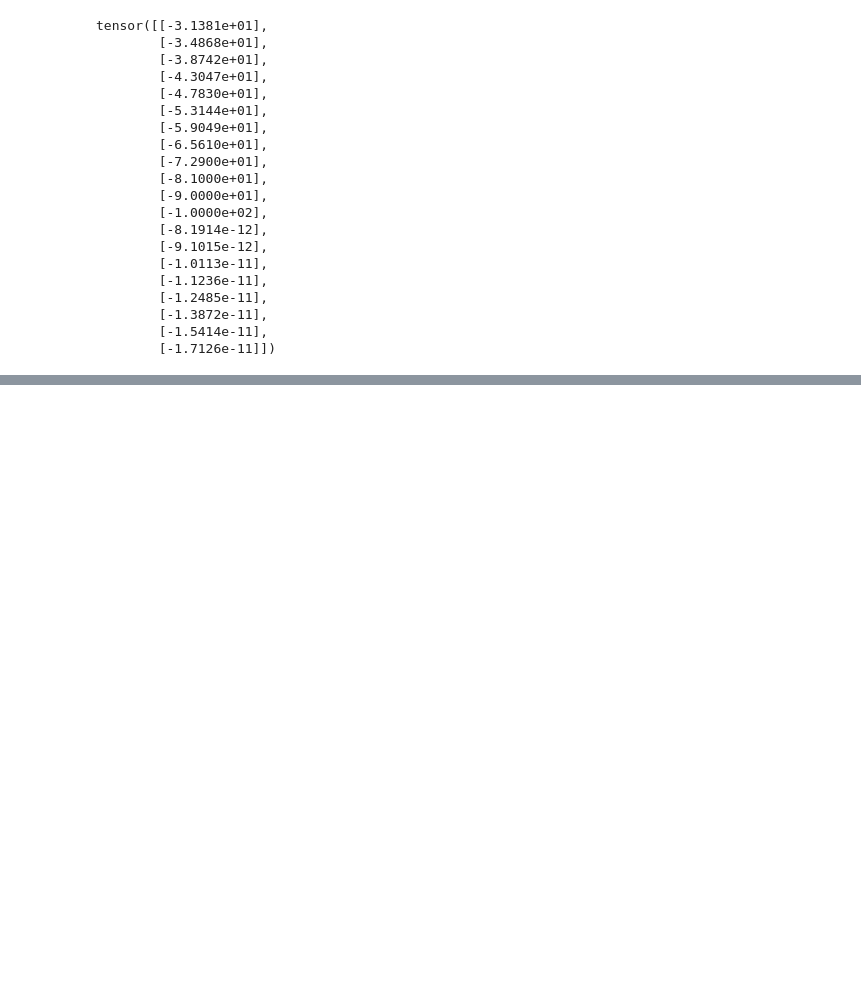
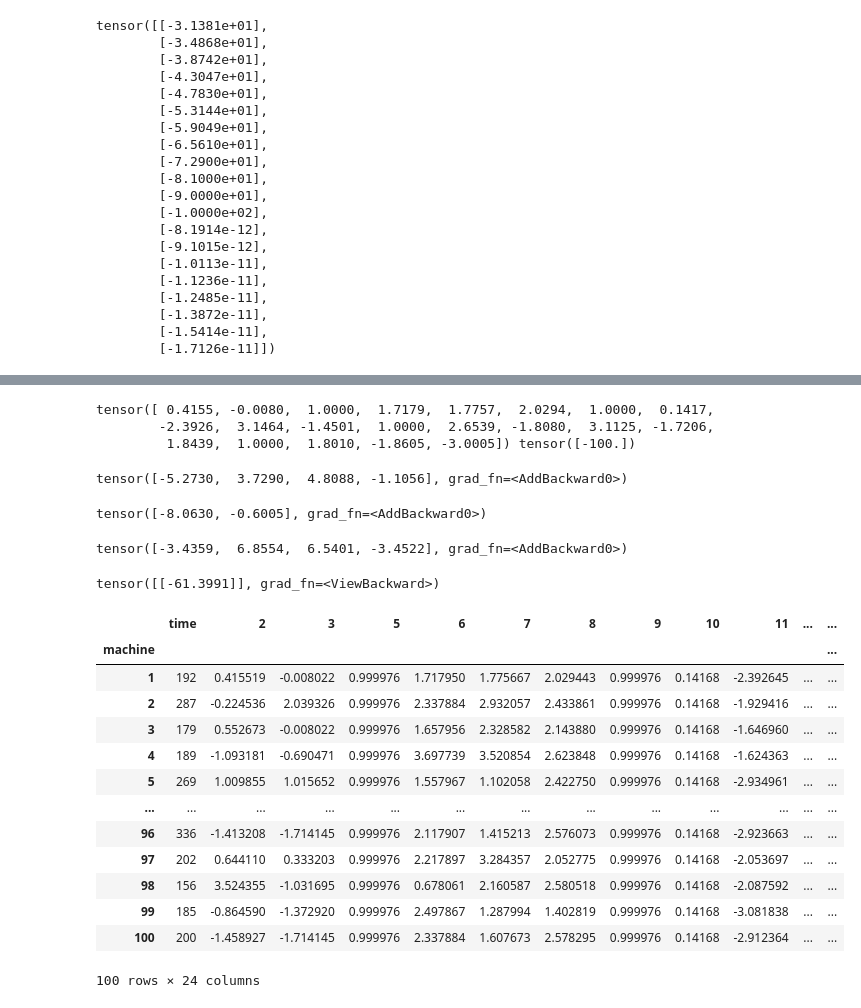
Before and after one commit to Priyam05/Predictron, a Jupyter notebook: Predictron_v2.ipynb, the cells around one changed output, grey strips where cells are left out. Cells and saved outputs as stored; diff of their text form; code cells hidden in the pictures; blank space fills up the shorter version.

```diff
--- a/Predictron_v2.ipynb
+++ b/Predictron_v2.ipynb
@@ -334,0 +384,44 @@ tensor([[-2.3191e+01],
+# %%
+#Sample
+print(x[191],y_target[191])
+# %% [output]
+tensor([ 0.4155, -0.0080,  1.0000,  1.7179,  1.7757,  2.0294,  1.0000,  0.1417,
+        -2.3926,  3.1464, -1.4501,  1.0000,  2.6539, -1.8080,  3.1125, -1.7206,
+         1.8439,  1.0000,  1.8010, -1.8605, -3.0005]) tensor([-100.])
+# %%
+hidden_state = core.fc1(x[191])
+print(hidden_state)
+# %% [output]
+tensor([-5.2730,  3.7290,  4.8088, -1.1056], grad_fn=<AddBackward0>)
+# %%
+#reward_sample, Reward, Value
+core.fc2(hidden_state)
+# %% [output]
+tensor([-8.0630, -0.6005], grad_fn=<AddBackward0>)
+# %%
+#Next hidden State
+core.fc3(hidden_state)
+# %% [output]
+tensor([-3.4359,  6.8554,  6.5401, -3.4522], grad_fn=<AddBackward0>)
+# %%
+#Net output
+core.forward(x[191].reshape(1,-1))
+# %% [output]
+tensor([[-61.3991]], grad_fn=<ViewBackward>)
+# %%
+df.groupby('machine').last()
+# %% [output]
+|  | time | 2 | 3 | 5 | 6 | 7 | 8 | 9 | 10 | 11 | ... | ... |
+| machine |  |  |  |  |  |  |  |  |  |  |  | ... |
+| 1 | 192 | 0.415519 | -0.008022 | 0.999976 | 1.717950 | 1.775667 | 2.029443 | 0.999976 | 0.14168 | -2.392645 | ... | ... |
+| 2 | 287 | -0.224536 | 2.039326 | 0.999976 | 2.337884 | 2.932057 | 2.433861 | 0.999976 | 0.14168 | -1.929416 | ... | ... |
+| 3 | 179 | 0.552673 | -0.008022 | 0.999976 | 1.657956 | 2.328582 | 2.143880 | 0.999976 | 0.14168 | -1.646960 | ... | ... |
+| 4 | 189 | -1.093181 | -0.690471 | 0.999976 | 3.697739 | 3.520854 | 2.623848 | 0.999976 | 0.14168 | -1.624363 | ... | ... |
+| 5 | 269 | 1.009855 | 1.015652 | 0.999976 | 1.557967 | 1.102058 | 2.422750 | 0.999976 | 0.14168 | -2.934961 | ... | ... |
+| ... | ... | ... | ... | ... | ... | ... | ... | ... | ... | ... | ... | ... |
+| 96 | 336 | -1.413208 | -1.714145 | 0.999976 | 2.117907 | 1.415213 | 2.576073 | 0.999976 | 0.14168 | -2.923663 | ... | ... |
+| 97 | 202 | 0.644110 | 0.333203 | 0.999976 | 2.217897 | 3.284357 | 2.052775 | 0.999976 | 0.14168 | -2.053697 | ... | ... |
+| 98 | 156 | 3.524355 | -1.031695 | 0.999976 | 0.678061 | 2.160587 | 2.580518 | 0.999976 | 0.14168 | -2.087592 | ... | ... |
+| 99 | 185 | -0.864590 | -1.372920 | 0.999976 | 2.497867 | 1.287994 | 1.402819 | 0.999976 | 0.14168 | -3.081838 | ... | ... |
+| 100 | 200 | -1.458927 | -1.714145 | 0.999976 | 2.337884 | 1.607673 | 2.578295 | 0.999976 | 0.14168 | -2.912364 | ... | ... |
+100 rows × 24 columns
```
Also changed, not shown: parts of 12 cells of this notebook.
